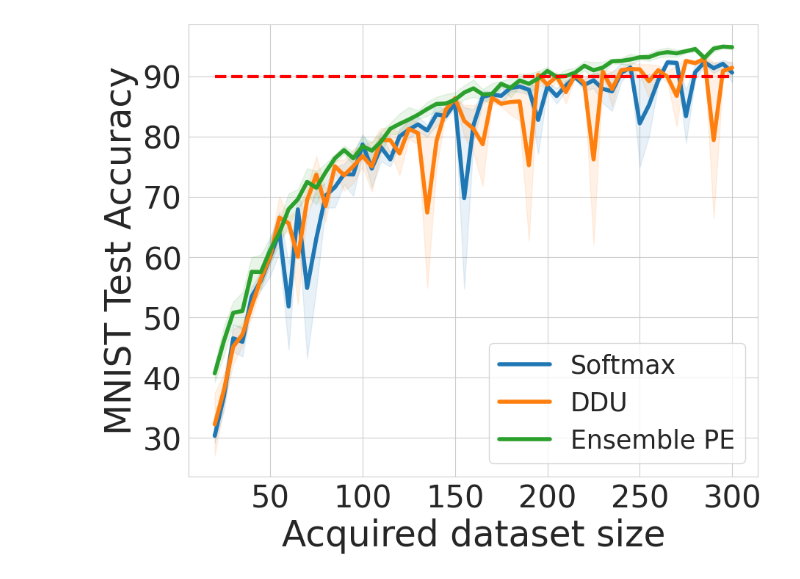
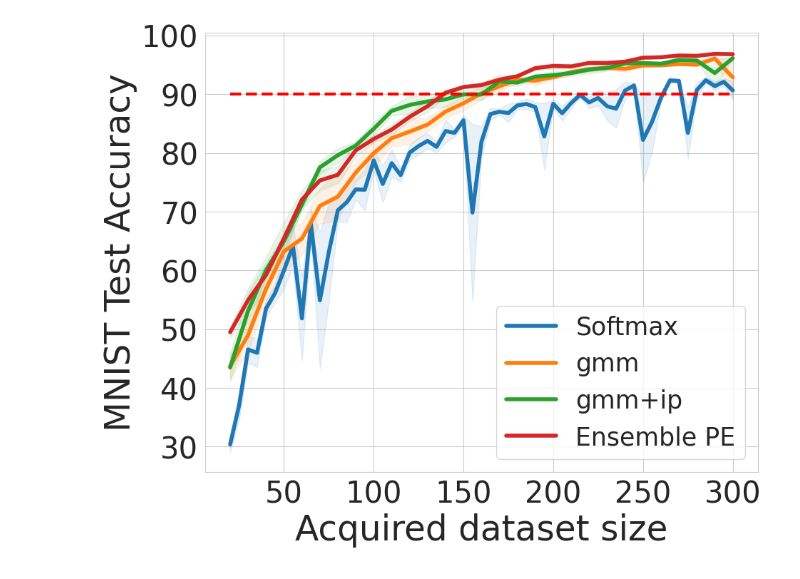
Before and after one commit to buyizhiyou/YYM, a Jupyter notebook: dum/notebooks/active_learning_visualization.ipynb, the cells around one changed output. Cells and saved outputs as stored; diff of their text form; code cells hidden in the pictures.

Commit message:
add active learning evaluation

```diff
--- a/dum/notebooks/active_learning_visualization.ipynb
+++ b/dum/notebooks/active_learning_visualization.ipynb
@@ -7,14 +7,16 @@ import seaborn as sb
 # %%
 # File names
 acc_softmax_mnist = '../results/active_learning/2024_05_14_23_16_51/test_accs_resnet18_sn_3.0_mod_seed_1_gmm_mnist.json'
-acc_gmm_mnist = '../results/active_learning/2024_05_15_00_36_08/test_accs_resnet18_sn_3.0_mod_seed_1_gmm_input_perturbation_mnist.json'
-acc_ensemble_mnist = '../results/active_learning/2024_05_10_11_19_59/test_accs_resnet18_sn_3.0_mod_seed_1_ensemble_mnist.json'
+acc_gmm_mnist = '/home/sq/YYM/dum/results/active_learning/2024_10_04_00_23_43/test_accs_resnet18_sn_3.0_mod_seed_1_gmm_mnist.json'
+acc_gmm_mnist_ip = '/home/sq/YYM/dum/results/active_learning/2024_10_04_01_17_45/test_accs_resnet18_sn_3.0_mod_seed_1_gmm_input_perturbation_mnist.json'
+acc_ensemble_mnist = '/home/sq/YYM/dum/results/active_learning/2024_10_05_20_01_34/test_accs_resnet18_sn_3.0_mod_seed_1_ensemble_input_perturbation_mnist.json'
 # %%
 # Load files
 file_names = {
     acc_ensemble_mnist: None,
     acc_softmax_mnist: None,
-    acc_gmm_mnist: None
+    acc_gmm_mnist: None,
+    acc_gmm_mnist_ip: None
 }
 
 for file_name in file_names.keys():
@@ -46,33 +48,38 @@ clrs = ['#1f77b4','#ff7f0e', '#2ca02c','#d62728', '#9467bd', '#8c564b', '#e377c2
 # %%
 # Plot for MNIST
 sb.set_style('whitegrid')
 plt.rcParams["figure.figsize"] = (10, 8)
 
-
-
+nums = mean_dict[acc_softmax_mnist].shape[0]
 plt.plot([i for i in range(20, 305, 5)], mean_dict[acc_softmax_mnist], linewidth=4, linestyle='-', color=clrs[0], label="Softmax")
 plt.fill_between([i for i in range(20, 305, 5)],
                  (mean_dict[acc_softmax_mnist]-std_dict[acc_softmax_mnist]).numpy().tolist(),
                  (mean_dict[acc_softmax_mnist]+std_dict[acc_softmax_mnist]).numpy().tolist(),
                  color=clrs[0], alpha=0.1)
-plt.plot([i for i in range(20, 305, 5)], mean_dict[acc_gmm_mnist], linewidth=4, linestyle='-', color=clrs[1], label="DDU")
-plt.fill_between([i for i in range(20, 305, 5)],
+plt.plot([i for i in range(20, 305, 10)], mean_dict[acc_gmm_mnist], linewidth=4, linestyle='-', color=clrs[1], label="gmm")
+plt.fill_between([i for i in range(20, 305, 10)],
                  (mean_dict[acc_gmm_mnist]-std_dict[acc_gmm_mnist]).numpy().tolist(),
                  (mean_dict[acc_gmm_mnist]+std_dict[acc_gmm_mnist]).numpy().tolist(),
                  color=clrs[1], alpha=0.1)
-plt.plot([i for i in range(20, 305, 5)], mean_dict[acc_ensemble_mnist], linewidth=4, linestyle='-', color=clrs[2], label="Ensemble PE")
-plt.fill_between([i for i in range(20, 305, 5)],
+plt.plot([i for i in range(20, 305, 10)], mean_dict[acc_gmm_mnist_ip], linewidth=4, linestyle='-', color=clrs[2], label="gmm+ip")
+plt.fill_between([i for i in range(20, 305, 10)],
+                 (mean_dict[acc_gmm_mnist_ip]-std_dict[acc_gmm_mnist_ip]).numpy().tolist(),
+                 (mean_dict[acc_gmm_mnist_ip]+std_dict[acc_gmm_mnist_ip]).numpy().tolist(),
+                 color=clrs[2], alpha=0.1,)
+
+plt.plot([i for i in range(20, 305, 10)], mean_dict[acc_ensemble_mnist], linewidth=4, linestyle='-', color=clrs[3], label="Ensemble PE")
+plt.fill_between([i for i in range(20, 305, 10)],
                  (mean_dict[acc_ensemble_mnist]-std_dict[acc_ensemble_mnist]).numpy().tolist(),
                  (mean_dict[acc_ensemble_mnist]+std_dict[acc_ensemble_mnist]).numpy().tolist(),
-                 color=clrs[2], alpha=0.1)
+                 color=clrs[2], alpha=0.1,)
+
 
 plt.hlines(90, 20, 300, linestyles="dashed", linewidth=3, color="r")
-
 plt.xticks(fontsize=30)
 plt.yticks(fontsize=30)
 plt.xlabel('Acquired dataset size', fontsize=35)
 plt.ylabel('MNIST Test Accuracy', fontsize=35)
 plt.legend(fontsize=25)
 plt.savefig('./pngs/active_learning/test_accuracy_active_learning_mnist.png', bbox_inches='tight')
 # %% [output]
-[figure, old version]
+[figure, new version]
```
Also changed, not shown: 10 other files.
